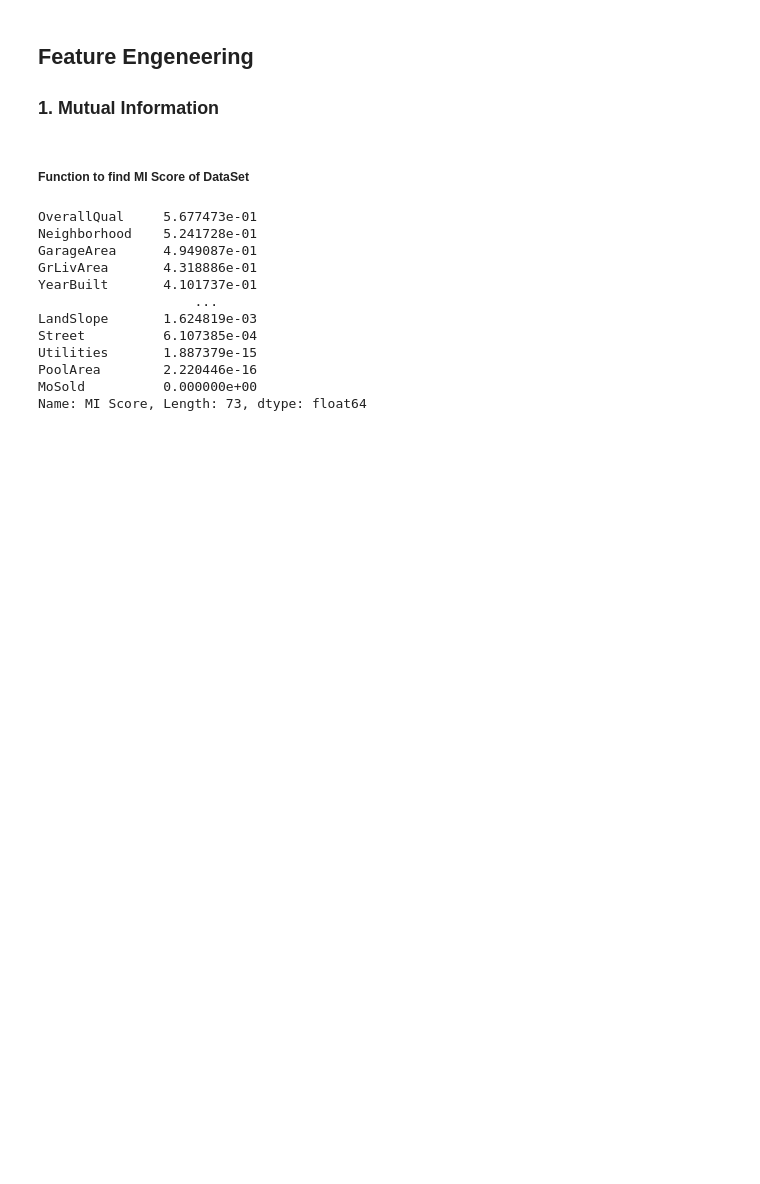
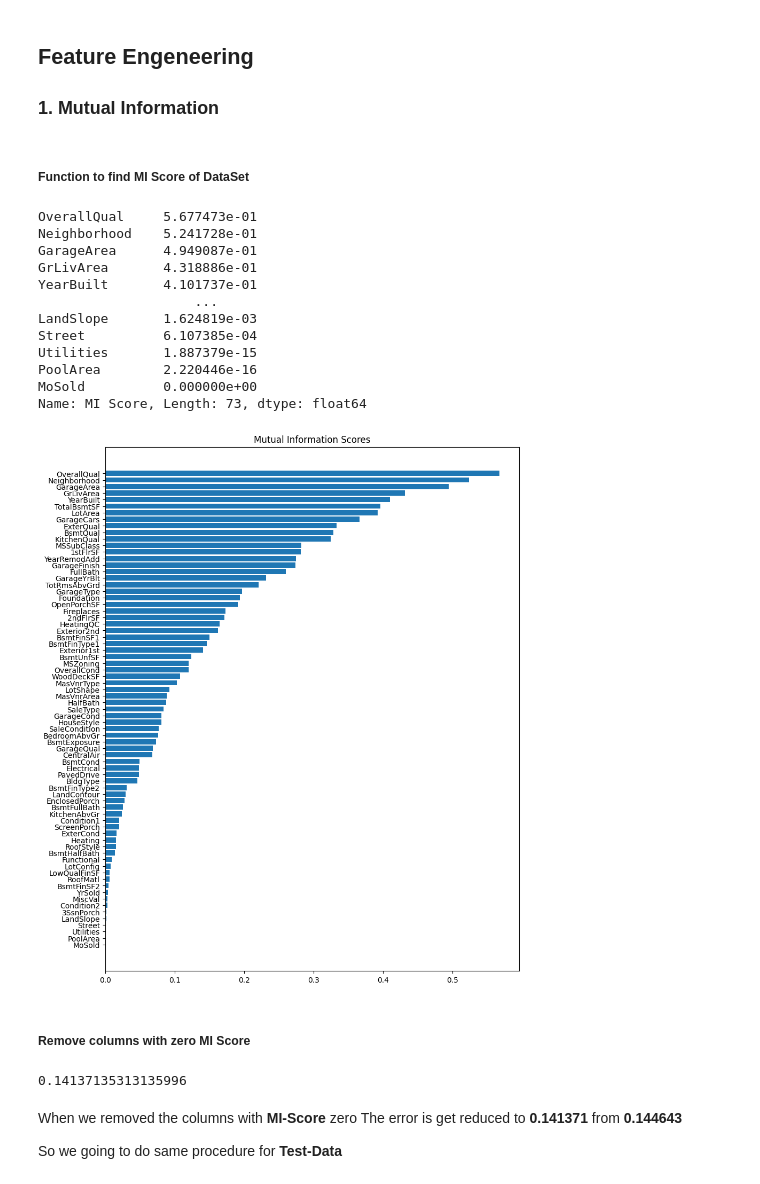
Before and after one commit to naseemap47/predictHousePrices-MachineLearning-python, a Jupyter notebook: jupyter_notebook.ipynb, the cells around one changed output. Saved outputs shown, nothing was run; the diff lists cells and outputs as text; code cells hidden in the pictures; blank space fills up the shorter version.

Commit message:
barploted with MI score, removed columns with zero MI scores

```diff
--- a/jupyter_notebook.ipynb
+++ b/jupyter_notebook.ipynb
@@ -1328,3 +1328,19 @@ Utilities       1.887379e-15
 PoolArea        2.220446e-16
 MoSold          0.000000e+00
 Name: MI Score, Length: 73, dtype: float64
+# %%
+# bar plot
+def plot_mi_score(scores):
+    scores = scores.sort_values(ascending=True)
+    width = np.arange(len(scores))
+    tickes = list(scores.index)
+    plt.barh(width, scores)
+    plt.yticks(width, tickes)
+    plt.title('Mutual Information Scores')
+# %%
+plt.figure(dpi=100, figsize=(10, 13))
+plot_mi_score(mi_scores)
+# %% [output]
+[figure, added]
+# %% [markdown]
+##### Remove columns with zero MI Score
@@ -1330,0 +1352,13 @@ Name: MI Score, Length: 73, dtype: float64
+# %%
+x = data.copy()
+y = x.pop('SalePrice')
+
+# score
+score_dataset(x, y)
+# %% [output]
+0.14137135313135996
+# %% [markdown]
+When we removed the columns with **MI-Score** zero
+The error is get reduced to **0.141371** from **0.144643**
+
+So we going to do same procedure for **Test-Data**
```
Also changed, not shown: parts of 2 cells of this notebook.
